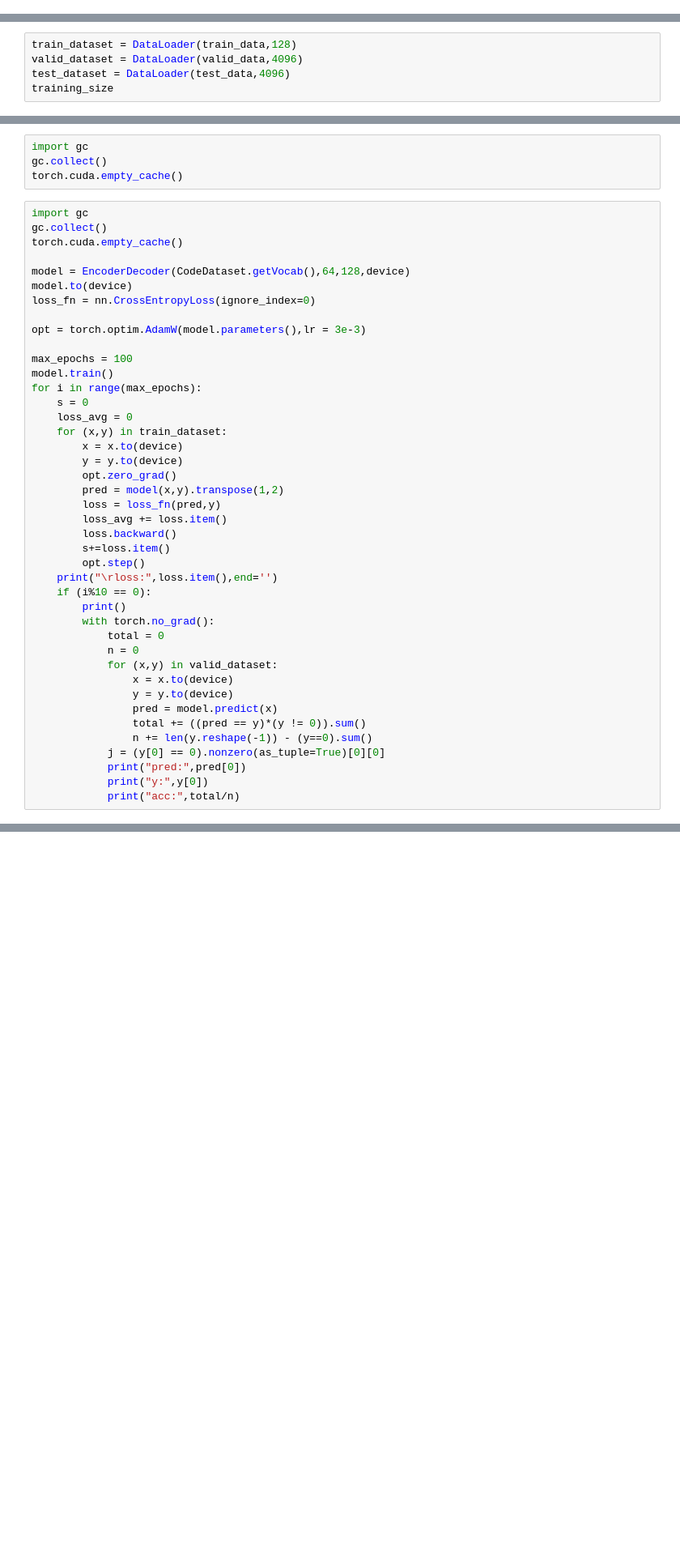
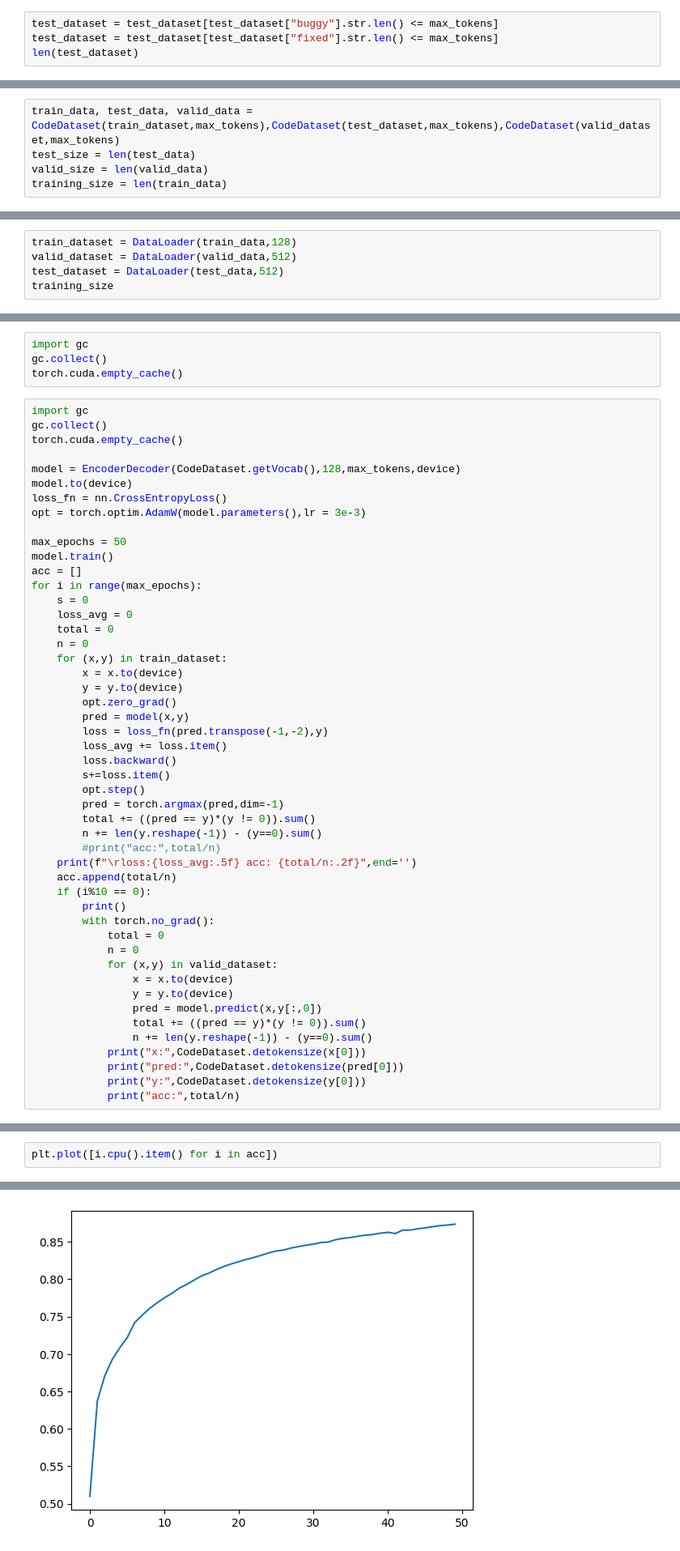
Before and after one commit to Epoch-2026-2027/Learning_Phase, a Jupyter notebook: Task - 1/Subtask-2/Untitled1.ipynb, the cells around one changed output, grey strips where cells are left out. Shown at 81% size. Saved outputs shown, nothing was run; the diff lists cells and outputs as text; blank space fills up the shorter version.

```diff
--- a/Task - 1/Subtask-2/Untitled1.ipynb
+++ b/Task - 1/Subtask-2/Untitled1.ipynb
@@ -23,0 +30,4 @@ len(dataset)
+# %%
+test_dataset = test_dataset[test_dataset["buggy"].str.len() <= max_tokens]
+test_dataset = test_dataset[test_dataset["fixed"].str.len() <= max_tokens]
+len(test_dataset)
@@ -78 +175,6 @@ class CodeDataset(Dataset):
+# %%
+train_data, test_data, valid_data = CodeDataset(train_dataset,max_tokens),CodeDataset(test_dataset,max_tokens),CodeDataset(valid_dataset,max_tokens)
+test_size = len(test_data)
+valid_size = len(valid_data)
+training_size = len(train_data)
 # %%
@@ -374,6 +471,6 @@ class EncoderDecoder(nn.Module):
 # %%
 train_dataset = DataLoader(train_data,128)
-valid_dataset = DataLoader(valid_data,4096)
-test_dataset = DataLoader(test_data,4096)
+valid_dataset = DataLoader(valid_data,512)
+test_dataset = DataLoader(test_data,512)
 training_size
 # %% [output]
@@ -387,28 +484,35 @@ import gc
 gc.collect()
 torch.cuda.empty_cache()
 
-model = EncoderDecoder(CodeDataset.getVocab(),64,128,device)
+model = EncoderDecoder(CodeDataset.getVocab(),128,max_tokens,device)
 model.to(device)
-loss_fn = nn.CrossEntropyLoss(ignore_index=0)
-
+loss_fn = nn.CrossEntropyLoss()
 opt = torch.optim.AdamW(model.parameters(),lr = 3e-3)
 
-max_epochs = 100
+max_epochs = 50
 model.train()
+acc = []
 for i in range(max_epochs):
     s = 0
     loss_avg = 0
+    total = 0
+    n = 0
     for (x,y) in train_dataset:
         x = x.to(device)
         y = y.to(device)
         opt.zero_grad()
-        pred = model(x,y).transpose(1,2)
-        loss = loss_fn(pred,y)
+        pred = model(x,y)
+        loss = loss_fn(pred.transpose(-1,-2),y)
         loss_avg += loss.item()
         loss.backward()
         s+=loss.item()
         opt.step()
-    print("\rloss:",loss.item(),end='')
+        pred = torch.argmax(pred,dim=-1)
+        total += ((pred == y)*(y != 0)).sum()
+        n += len(y.reshape(-1)) - (y==0).sum()
+        #print("acc:",total/n)
+    print(f"\rloss:{loss_avg:.5f} acc: {total/n:.2f}",end='')
+    acc.append(total/n)
     if (i%10 == 0):
         print()
         with torch.no_grad():
@@ -417,11 +521,11 @@ for i in range(max_epochs):
             for (x,y) in valid_dataset:
                 x = x.to(device)
                 y = y.to(device)
-                pred = model.predict(x)
+                pred = model.predict(x,y[:,0])
                 total += ((pred == y)*(y != 0)).sum()
                 n += len(y.reshape(-1)) - (y==0).sum()
-            j = (y[0] == 0).nonzero(as_tuple=True)[0][0]
-            print("pred:",pred[0])
-            print("y:",y[0])
+            print("x:",CodeDataset.detokensize(x[0]))
+            print("pred:",CodeDataset.detokensize(pred[0]))
+            print("y:",CodeDataset.detokensize(y[0]))
             print("acc:",total/n)
 # %% [output]
@@ -444,0 +551,3 @@ loss: 0.15930445492267613
+# %%
+plt.plot([i.cpu().item() for i in acc])
+# %% [output]
@@ -445 +555,2 @@ loss: 0.15930445492267613
+[figure, added]
 # %%
```
Also changed, not shown: parts of 23 cells of this notebook, 7 other files.
